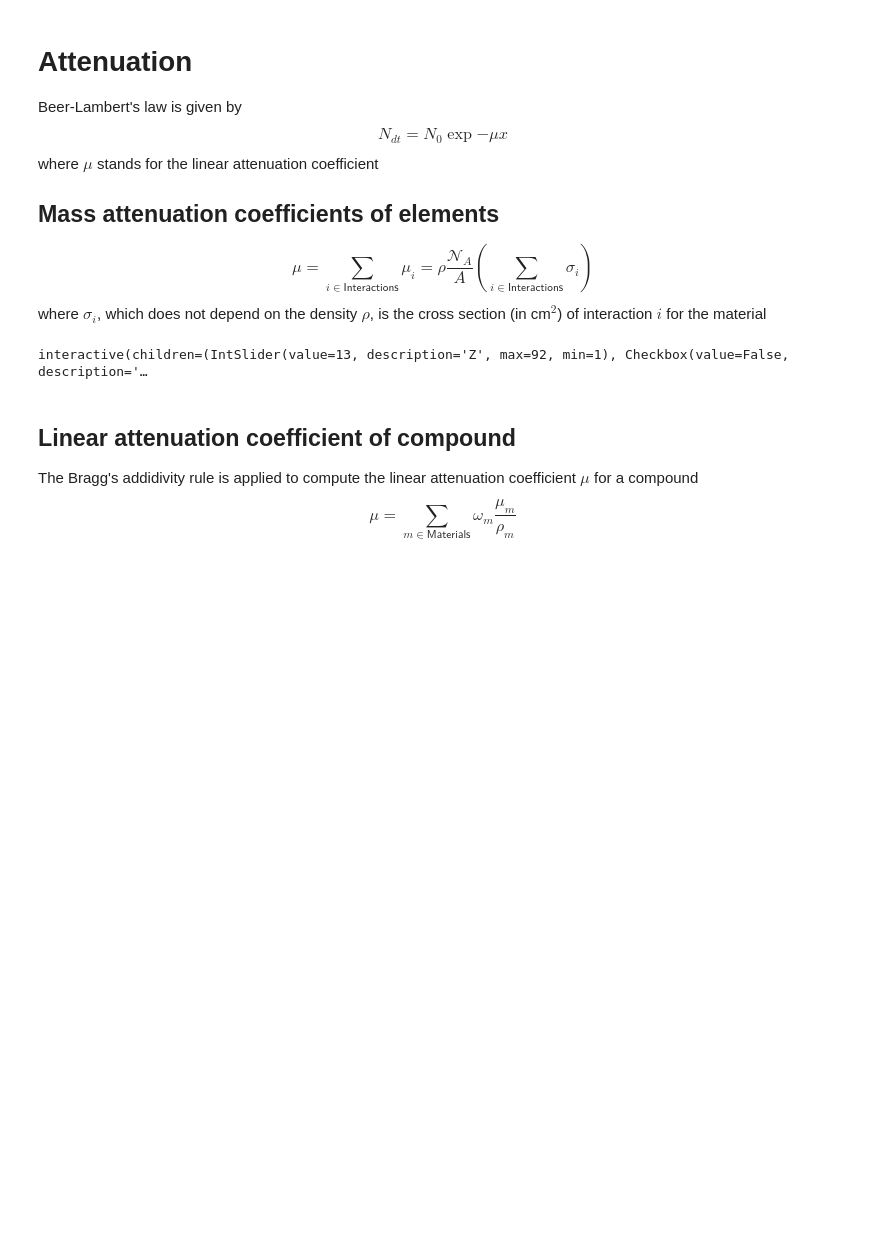
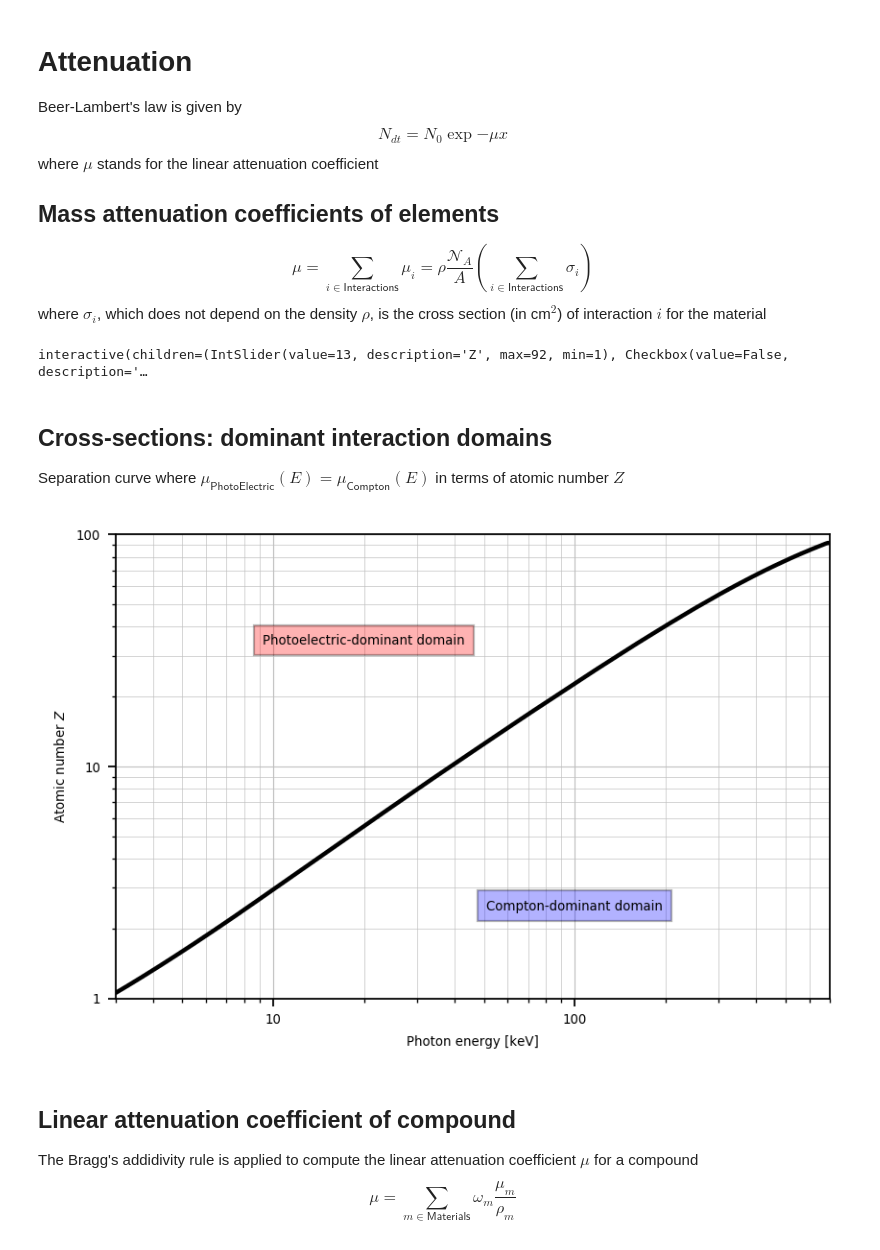
Before and after one commit to jmletang/Xray, a Jupyter notebook: Attenuation.ipynb, the cells around one changed output. Drawn from its saved outputs; the diff is of its cells as text; code cells hidden in the pictures; blank space fills up the shorter version.

Commit message:
interaction-dominant domains

```diff
--- a/Attenuation.ipynb
+++ b/Attenuation.ipynb
@@ -68,5 +68,56 @@ interact(mu,Z=(1,92,1),components=False);
 # %% [output]
 interactive(children=(IntSlider(value=13, description='Z', max=92, min=1), Checkbox(value=False, description='…
+# %% [markdown]
+## Cross-sections: dominant interaction domains
+
+Separation curve where $\mu_{\mathsf{PhotoElectric}}\left(E\right)= \mu_{\mathsf{Compton}}\left(E\right)$ in terms of atomic number $Z$
+# %%
+def equiv_CS():
+    energy_range = np.arange(1.,700.1, 0.1, dtype=np.double)
+    atomic_range = np.arange(1.,93., 1, dtype=np.int)
+    energy_equiv = []
+    Emin = 1.
+    for Z in atomic_range:
+        Equiv = -1
+        for E in np.arange(Emin,700.1, 0.1, dtype=np.double):
+            mu_rho_Photo = xrl.CS_Photo(Z, E)
+            mu_rho_Compt = xrl.CS_Compt(Z, E)
+            #print(f"PE({E})={mu_rho_Photo} <> CS({E})={mu_rho_Compt}")
+            if  ((mu_rho_Photo < mu_rho_Compt)&(Equiv<0)):
+                Emin = E
+                Equiv = E
+                energy_equiv.append(E)
+
+    Z_equiv = np.interp(energy_range,energy_equiv,atomic_range)
+    plt.figure(dpi=160)
+    mpl.rcParams.update({'font.size': 6})
+    axMW = plt.subplot(111)
+    axMW.plot(energy_range, Z_equiv,color="black",linewidth=2.,linestyle="-")
+    axMW.set_xscale('log')
+    axMW.set_yscale('log')
+    axMW.set_xlim(3.,700.)
+    axMW.set_ylim(1,100.)
+    plt.xlabel('Photon energy [keV]')
+    plt.ylabel('Atomic number $Z$')
+    axMW.text(100, 2.5,'Compton-dominant domain', horizontalalignment='center',verticalalignment='center',bbox=dict(facecolor='blue', alpha=0.3))
+    axMW.text(20, 35,'Photoelectric-dominant domain', horizontalalignment='center',verticalalignment='center',bbox=dict(facecolor='red', alpha=0.3))
+    axMW.grid(which='major', axis='x', linewidth=0.5, linestyle='-', color='0.75')
+    axMW.grid(which='minor', axis='x', linewidth=0.3, linestyle='-', color='0.75')
+    axMW.grid(which='major', axis='y', linewidth=0.5, linestyle='-', color='0.75')
+    axMW.grid(which='minor', axis='y', linewidth=0.3, linestyle='-', color='0.75')
+    axMW.xaxis.set_major_formatter(tic.FormatStrFormatter("%d"))
+    axMW.yaxis.set_major_formatter(tic.FormatStrFormatter("%d"))
+    #axMW.xaxis.set_minor_formatter(tic.FormatStrFormatter("%d"))
+    axMW.grid(True)
+    #symbol=xrl.AtomicNumberToSymbol(Z)
+    #axMW.set_title(f"Mass attenuation coefficient vs energy for {symbol} (density = {density})", va='bottom')
+    #plt.savefig('Equiv.pdf', format='PDF')
+
+    plt.show()
+
+equiv_CS()
+# %% [output]
+[figure, added]
 # %% [markdown]
 ## Linear attenuation coefficient of compound
 The Bragg's addidivity rule is applied to compute the linear attenuation coefficient $\mu$ for a compound
```
Also changed, not shown: parts of 3 cells of this notebook.
